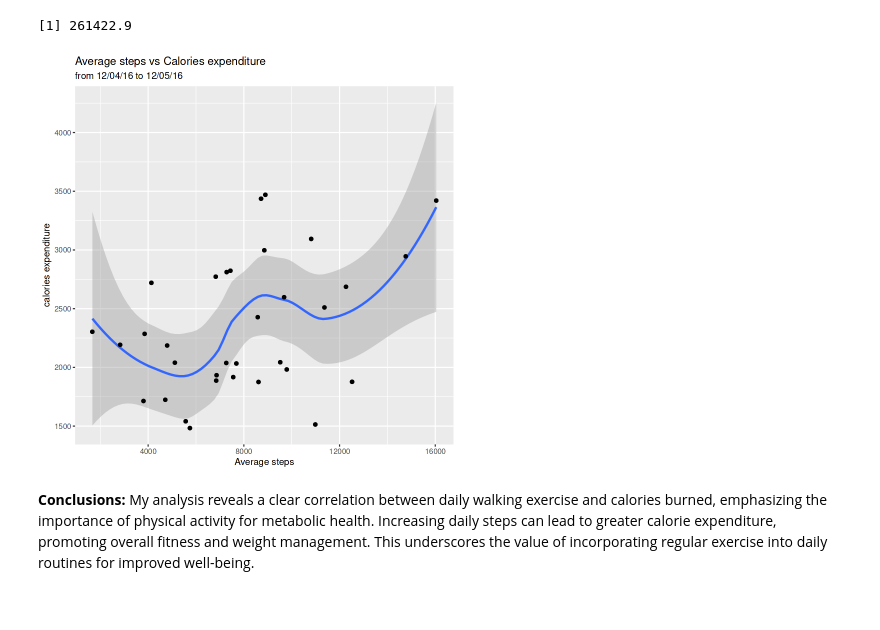
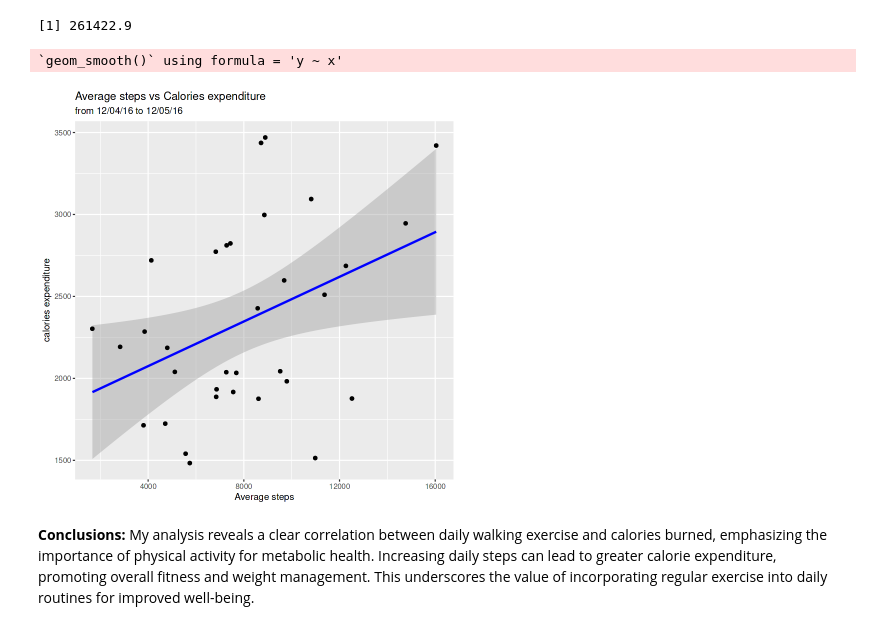
Before and after one commit to shalaka98/FitBit-health-tracker-data-analysis-using-R-programming, a Jupyter notebook: fitbit-health-tracker-data-analysis.ipynb, the cells around one changed output. Saved outputs shown, nothing was run; the diff lists cells and outputs as text; code cells hidden in the pictures.

```diff
--- a/fitbit-health-tracker-data-analysis.ipynb
+++ b/fitbit-health-tracker-data-analysis.ipynb
@@ -81,12 +103,13 @@ A tibble: 6 × 3
 [1] 261422.9
 # %%
 # Graphical Illustration
-p <- ggplot(final_steps_vs_calories, aes(x = total_steps, y=total_cal))
-p + geom_point()+ geom_smooth(method = 'loess', formula = y ~ x)+ geom_jitter() +
+p <- final_steps_vs_calories %>% ggplot(aes(x = total_steps, y=total_cal))
+p + geom_point()+ geom_smooth(method = "lm", color = "blue")+ geom_jitter() +
   labs(title = "Average steps vs Calories expenditure",
        subtitle = "from 12/04/16 to 12/05/16", x= "Average steps", y= "calories expenditure")
 # %% [output]
+`geom_smooth()` using formula = 'y ~ x'
-[figure, old version]
+[figure, new version]
 # %% [markdown]
 **Conclusions:**
 My analysis reveals a clear correlation between daily walking exercise and calories burned, emphasizing the importance of physical activity for metabolic health. Increasing daily steps can lead to greater calorie expenditure, promoting overall fitness and weight management. This underscores the value of incorporating regular exercise into daily routines for improved well-being.
```
Also changed, not shown: parts of 2 cells of this notebook.
